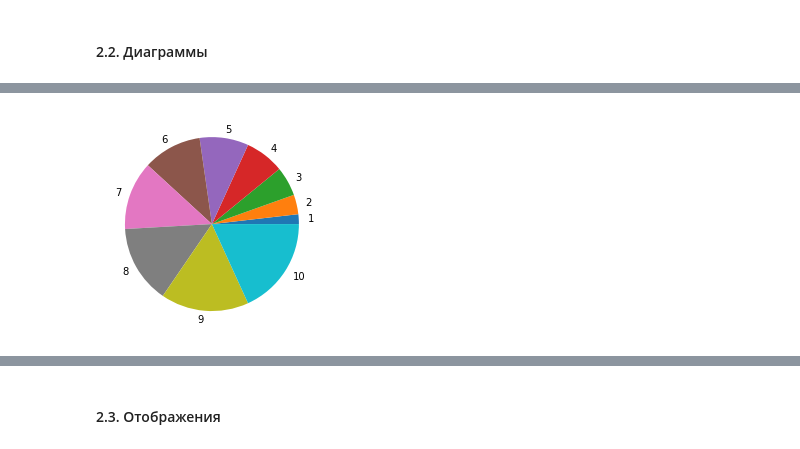
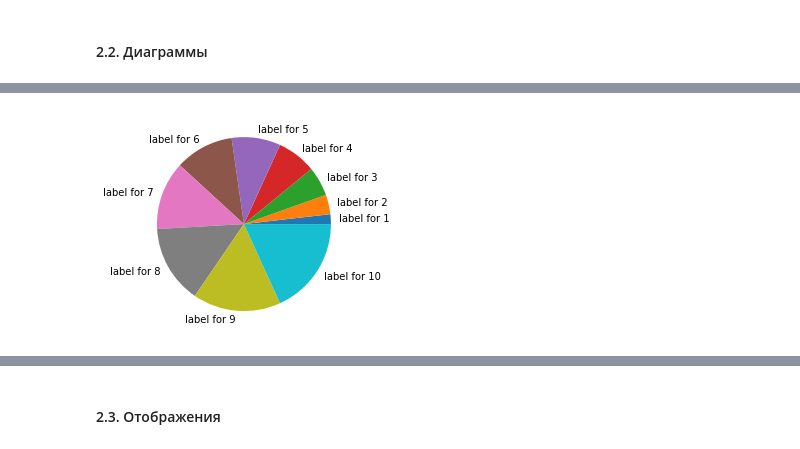
Before and after one commit to salamantos/mipt-python-22spring, a Jupyter notebook: Seminar12/Seminar12.ipynb, the cells around one changed output, grey strips where cells are left out. Saved outputs shown, nothing was run; the diff lists cells and outputs as text; code cells hidden in the pictures.

```diff
--- a/Seminar12/Seminar12.ipynb
+++ b/Seminar12/Seminar12.ipynb
@@ -120,12 +147,12 @@ plt.show()
 # %%
 #  Круговая диаграмма
 plt.pie(
     np.arange(1, 11),
-    labels=list(map(str, range(1,11)))
+    labels=list(map(lambda x: f'label for {x}', range(1,11)))
 )
 plt.show()
 # %% [output]
-[figure, old version]
+[figure, new version]
 # %%
 # Ящик с усами.
 # Каждый ящик показывает диапазон от 25 до 75 квантили в значениях, а усы - максимум и минимум в значениях
```
Also changed, not shown: parts of 17 cells of this notebook.
